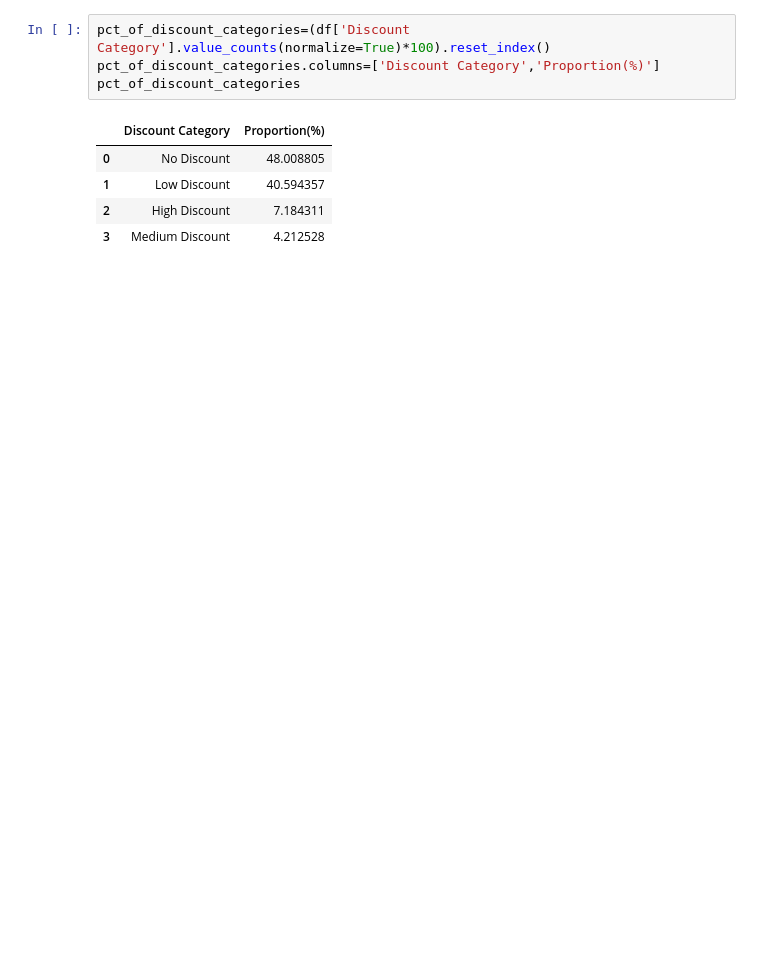
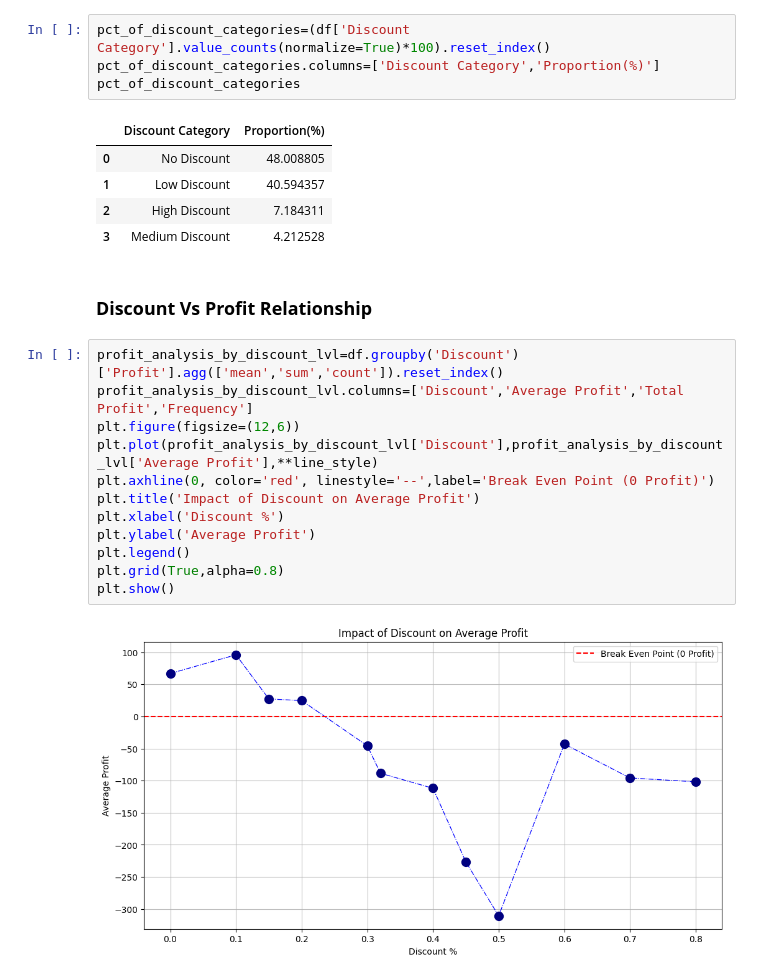
Before and after one commit to RealHaroon/Data-Analytics, a Jupyter notebook: Notebooks/Pandas/Superstore Dataset.ipynb, the cells around one changed output. Saved outputs shown, nothing was run; the diff lists cells and outputs as text; blank space fills up the shorter version.

```diff
--- a/Notebooks/Pandas/Superstore Dataset.ipynb
+++ b/Notebooks/Pandas/Superstore Dataset.ipynb
@@ -596,3 +608,19 @@ pct_of_discount_categories
 | 1 | Low Discount | 40.594357 |
 | 2 | High Discount | 7.184311 |
 | 3 | Medium Discount | 4.212528 |
+# %% [markdown]
+### **Discount Vs Profit Relationship**
+# %%
+profit_analysis_by_discount_lvl=df.groupby('Discount')['Profit'].agg(['mean','sum','count']).reset_index()
+profit_analysis_by_discount_lvl.columns=['Discount','Average Profit','Total Profit','Frequency']
+plt.figure(figsize=(12,6))
+plt.plot(profit_analysis_by_discount_lvl['Discount'],profit_analysis_by_discount_lvl['Average Profit'],**line_style)
+plt.axhline(0, color='red', linestyle='--',label='Break Even Point (0 Profit)')
+plt.title('Impact of Discount on Average Profit')
+plt.xlabel('Discount %')
+plt.ylabel('Average Profit')
+plt.legend()
+plt.grid(True,alpha=0.8)
+plt.show()
+# %% [output]
+[figure, added]
```
Also changed, not shown: parts of 13 cells of this notebook.
